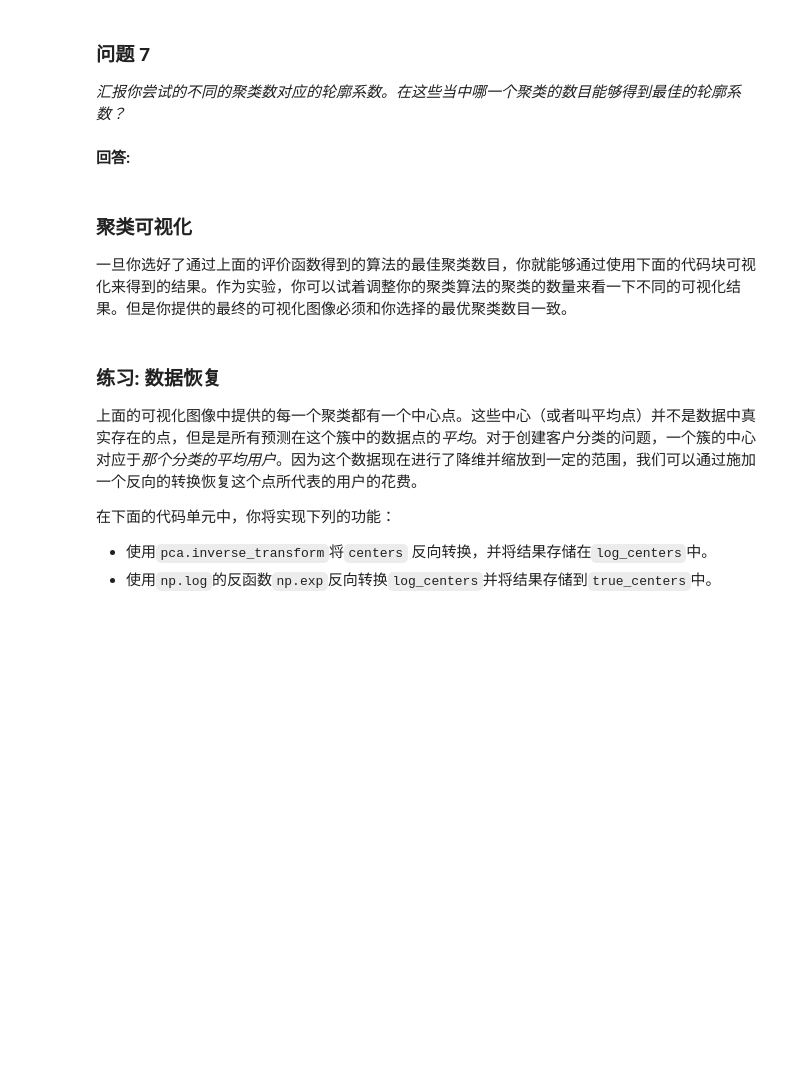
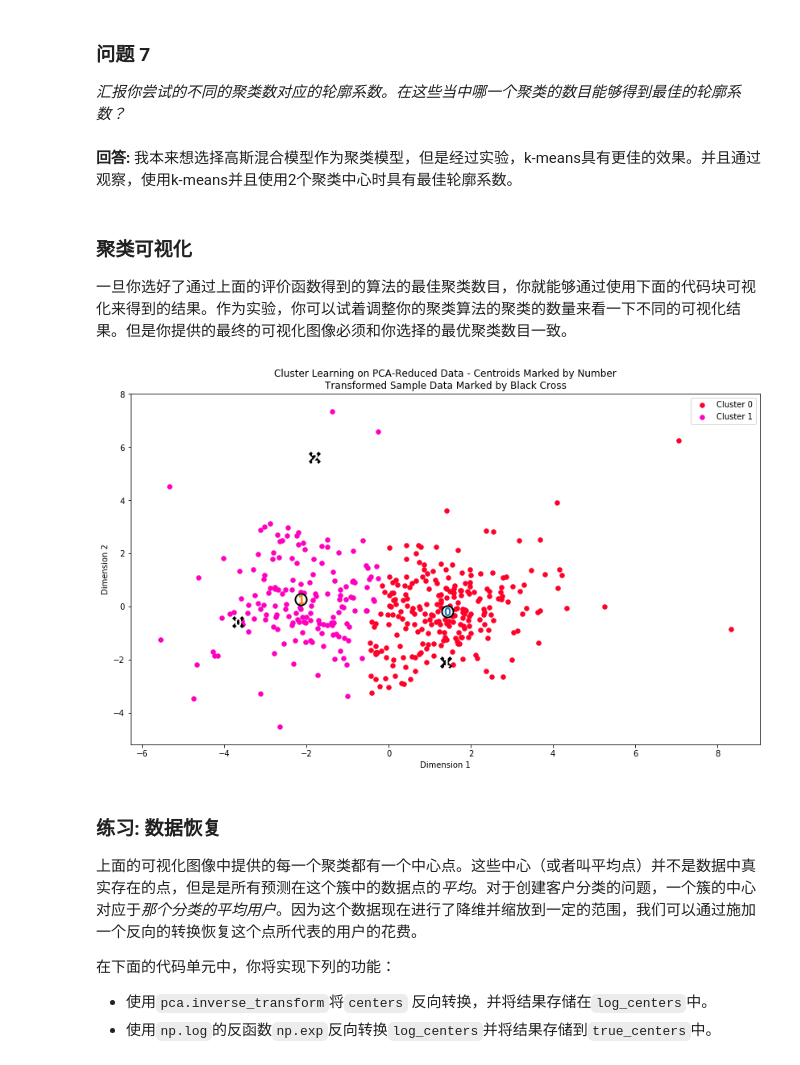
Before and after one commit to cchao1031/ML-nanodegree, a Jupyter notebook: creating_customer_segments/customer_segments.ipynb, the cells around one changed output. Cells and saved outputs as stored; diff of their text form; code cells hidden in the pictures; blank space fills up the shorter version.

```diff
--- a/creating_customer_segments/customer_segments.ipynb
+++ b/creating_customer_segments/customer_segments.ipynb
@@ -404,0 +409,32 @@ score = None
+# %%
+from sklearn.mixture import GaussianMixture
+from sklearn.metrics import silhouette_score
+from sklearn.cluster import KMeans
+
+for c in range(2, 11):
+    # TODO：在降维后的数据上使用你选择的聚类算法
+    clusterer = KMeans(n_clusters=c, random_state=1031)
+    clusterer.fit(reduced_data)
+
+    # TODO：预测每一个点的簇
+    preds = clusterer.predict(reduced_data)
+
+    # TODO：找到聚类中心
+    centers = clusterer.cluster_centers_
+
+    # TODO：预测在每一个转换后的样本点的类
+    sample_preds = clusterer.predict(pca_2d_samples)
+
+    # TODO：计算选择的类别的平均轮廓系数（mean silhouette coefficient）
+    score = silhouette_score(reduced_data, preds)
+    print('the silhouette score is %.4f for %d clusters using k-means' % (score, c))
+
+print('\n')
+for c in range(2, 11):
+    clusterer = GaussianMixture(n_components=c, random_state=1031)
+    clusterer.fit(reduced_data)
+    preds = clusterer.predict(reduced_data)
+    centers = clusterer.means_
+    sample_preds = clusterer.predict(pca_2d_samples)
+    score = silhouette_score(reduced_data, preds)
+    print('the silhouette score is %.4f for %d clusters using GMM' % (score, c))
@@ -406,8 +463,8 @@ score = None
 ### 问题 7
 
 *汇报你尝试的不同的聚类数对应的轮廓系数。在这些当中哪一个聚类的数目能够得到最佳的轮廓系数？*
-# %% [markdown]
-**回答:**
+# %% [markdown]
+**回答:** 我本来想选择高斯混合模型作为聚类模型，但是经过实验，k-means具有更佳的效果。并且通过观察，使用k-means并且使用2个聚类中心时具有最佳轮廓系数。
 # %% [markdown]
 ### 聚类可视化
 一旦你选好了通过上面的评价函数得到的算法的最佳聚类数目，你就能够通过使用下面的代码块可视化来得到的结果。作为实验，你可以试着调整你的聚类算法的聚类的数量来看一下不同的可视化结果。但是你提供的最终的可视化图像必须和你选择的最优聚类数目一致。
@@ -417,3 +471,15 @@ vs.cluster_results(reduced_data, preds, centers, pca_samples)
+# %%
+clusterer = KMeans(n_clusters=2, random_state=1031)
+clusterer.fit(reduced_data)
+preds = clusterer.predict(reduced_data)
+centers = clusterer.cluster_centers_
+sample_preds = clusterer.predict(pca_2d_samples)
+score = silhouette_score(reduced_data, preds)
+
+# 从已有的实现中展示聚类的结果
+vs.cluster_results(reduced_data, preds, centers, pca_samples)
+# %% [output]
+[figure, added]
 # %% [markdown]
 ### 练习: 数据恢复
 上面的可视化图像中提供的每一个聚类都有一个中心点。这些中心（或者叫平均点）并不是数据中真实存在的点，但是是所有预测在这个簇中的数据点的*平均*。对于创建客户分类的问题，一个簇的中心对应于*那个分类的平均用户*。因为这个数据现在进行了降维并缩放到一定的范围，我们可以通过施加一个反向的转换恢复这个点所代表的用户的花费。
```
Also changed, not shown: parts of 19 cells of this notebook, 1 other file.
